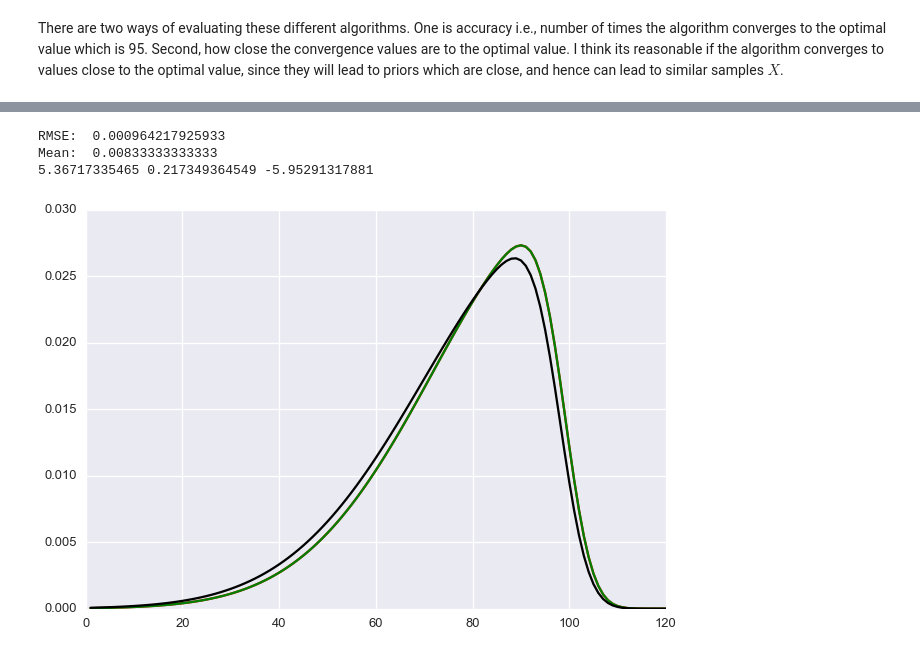
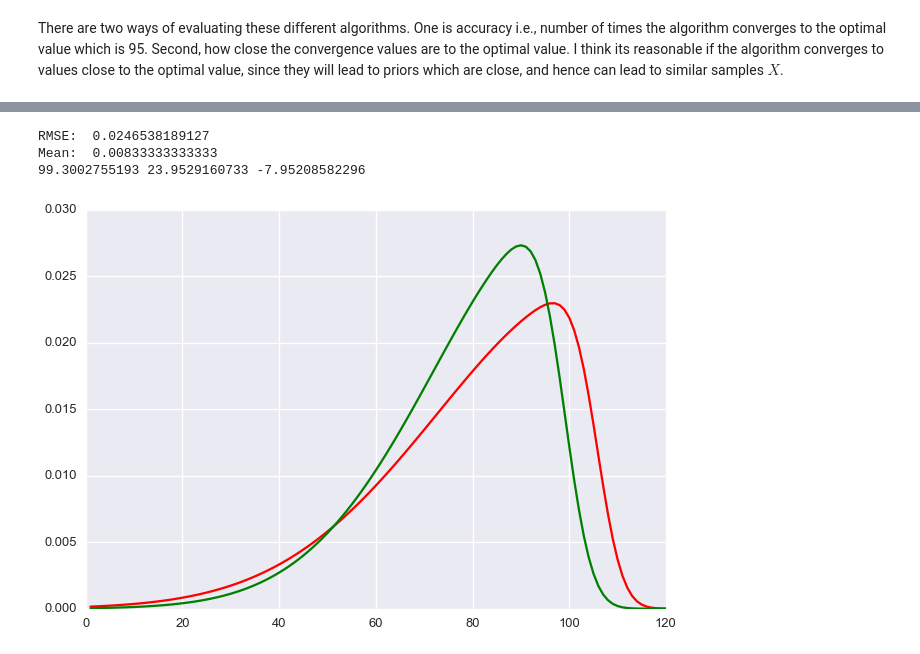
Before and after one commit to s72sue/infer_hyperparam, a Jupyter notebook: fall2017/generalize learning.ipynb, the cells around one changed output, grey strips where cells are left out. Cells and saved outputs as stored; diff of their text form; code cells hidden in the pictures.

```diff
--- a/fall2017/generalize learning.ipynb
+++ b/fall2017/generalize learning.ipynb
@@ -299,0 +158,33 @@ logpZA = np.log(pZA)
+# %%
+# Start here for basal ganglia
+# rmse pretty low 0.0007 upto 0.04 with 15, 15, 3 samples
+# rmse similar with 10, 10, 3 samples as well.
+alpha = np.random.uniform(89, 109, 10)    #loc or shift
+alpha2 = np.random.uniform(17, 37, 10)    #scale
+alpha3 = np.random.uniform(-8, -4, 3)     #skew
+
+M = len(alpha)*len(alpha2)*len(alpha3)
+plt.figure()
+
+prior = np.zeros((M, max_age))
+l = 0
+for i in alpha:
+    for j in alpha2:
+        for k in alpha3:
+            prior[l, :] =  skew_gauss(k, i, j)    # p(Z)
+            prior[l, :] = prior[l, :]/sum(prior[l, :])  # normalize prior
+            if l!=100:
+                plt.plot(thetas, prior[l, :])
+            l = l+1
+
+np.random.shuffle(prior)
+
+#manually add the optimal prior
+pred_index = 5
+prior[pred_index,:] = skew_gauss(-6, 99, 27)
+prior[pred_index, :] = prior[pred_index, :]/sum(prior[pred_index, :])
+plt.plot(thetas, prior[pred_index, :], 'k--')
+
+# priors conditioned on alpha: p(Z/A)
+pZA = prior
+logpZA = np.log(pZA)
@@ -441,24 +352,29 @@ grade_solution(stepwise_em_iterative, n_trials=5, n_samples=5000, name="Stepwise
 # %%
 plt.figure()
-plt.plot(thetas, pZA[5, :], 'r')
+plt.plot(thetas, pZA[384, :], 'r')
 #plt.plot(thetas, pZA[57, :], 'r')
 #plt.plot(thetas, pZA[56, :], 'r')
 #plt.plot(thetas, pZA[45, :], 'r')
 plt.plot(thetas, pZA[pred_index, :], 'g')
 
-test = skew_gauss(-6, 98, 28)
+#alpha = np.random.uniform(0, 130, 25)    #loc or shift
+#alpha2 = np.random.uniform(0, 57, 25)   #(1, 126, 20)           #scale
+#alpha3 = np.random.uniform(-5, -7, 2)
+
+test = skew_gauss(-6, 21, 10)
+#mid = 60
 test = test/sum(test)
-plt.plot(thetas, test, 'k')
+#plt.plot(thetas, test, 'k')
 
 print "RMSE: ", rmse(test, pZA[pred_index, :])
 
 print "Mean: ", pZA[pred_index, :].mean()
 print alpha[0], alpha2[0], alpha3[0]
 # %% [output]
-RMSE:  0.000964217925933
+RMSE:  0.0246538189127
 Mean:  0.00833333333333
-5.36717335465 0.217349364549 -5.95291317881
+99.3002755193 23.9529160733 -7.95208582296
-[figure, old version]
+[figure, new version]
 # %%
 plt.figure()
 plt.plot(np.arange(len(estimate_list)), 99*np.ones((len(estimate_list))), 'r')
```
Also changed, not shown: parts of 5 cells of this notebook.
